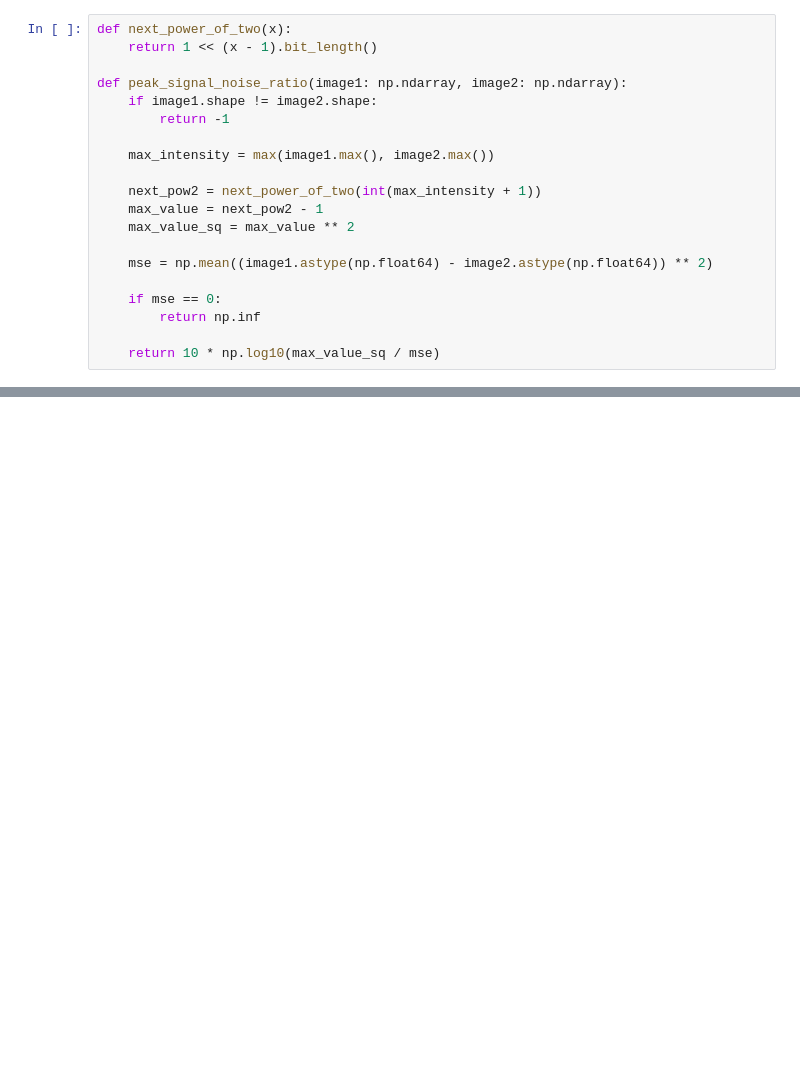
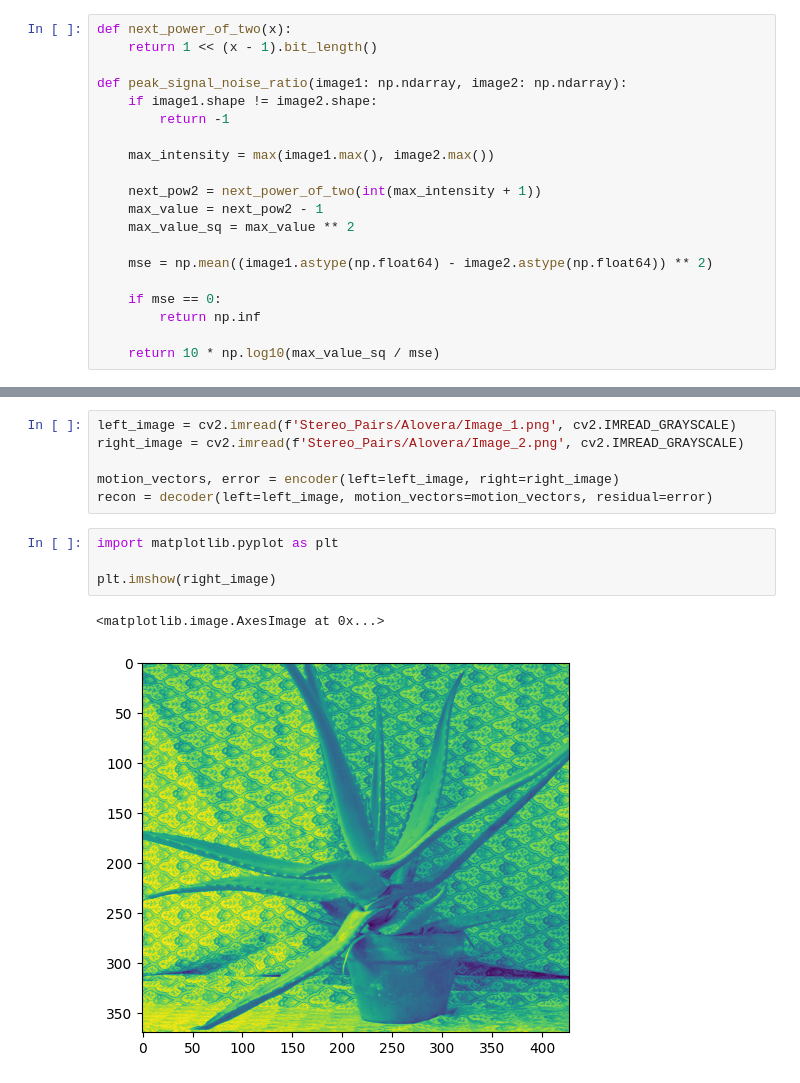
Before and after one commit to pouriaSameti/Advanced-Multimedia-Systems, a Jupyter notebook: Final Project/code.ipynb, the cells around one changed output, grey strips where cells are left out. Drawn from its saved outputs; the diff is of its cells as text; blank space fills up the shorter version.

Commit message:
Final Project: Add the first encoder-decoder stereo image compressor based on motion estimation & compensation.

```diff
--- a/Final Project/code.ipynb
+++ b/Final Project/code.ipynb
@@ -42,0 +158,13 @@ def peak_signal_noise_ratio(image1: np.ndarray, image2: np.ndarray):
+# %%
+left_image = cv2.imread(f'Stereo_Pairs/Alovera/Image_1.png', cv2.IMREAD_GRAYSCALE)
+right_image = cv2.imread(f'Stereo_Pairs/Alovera/Image_2.png', cv2.IMREAD_GRAYSCALE)
+
+motion_vectors, error = encoder(left=left_image, right=right_image)
+recon = decoder(left=left_image, motion_vectors=motion_vectors, residual=error)
+# %%
+import matplotlib.pyplot as plt
+
+plt.imshow(right_image)
+# %% [output]
+<matplotlib.image.AxesImage at 0x...>
+[figure, added]
```
Also changed, not shown: parts of 6 cells of this notebook.
